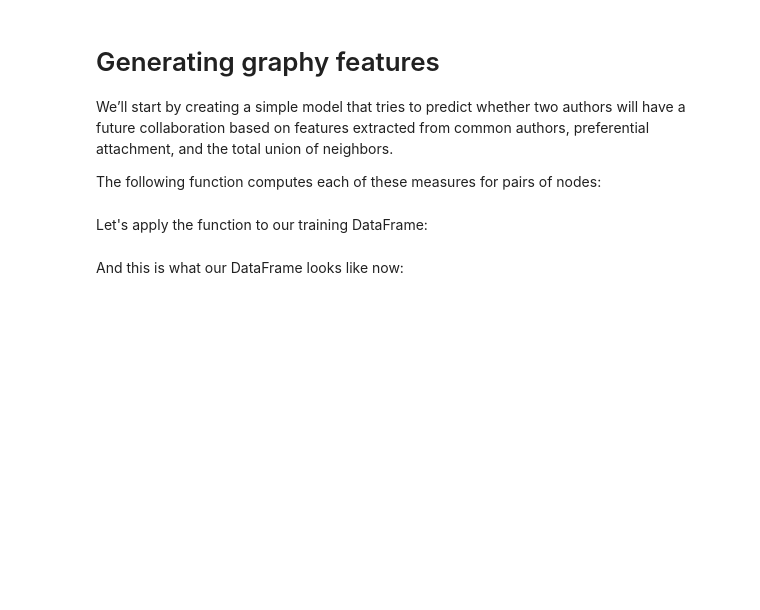
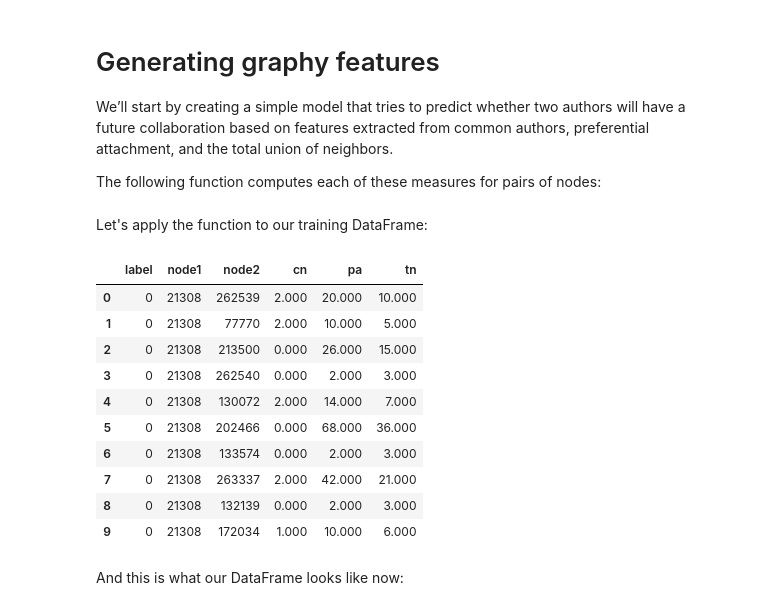
Before and after one commit to mneedham/data-science-training, a Jupyter notebook: 04_Predictions.ipynb, the cells around one changed output. Cells and saved outputs as stored; diff of their text form; code cells hidden in the pictures; blank space fills up the shorter version.

```diff
--- a/04_Predictions.ipynb
+++ b/04_Predictions.ipynb
@@ -33,7 +33,8 @@ We'll need to update the cell below to use the IP Address, Bolt Port, and Passwo
 # Change the line of code below to use the IP Address, Bolt Port, and Password of your Sandbox.
 # graph = Graph("bolt://<IP Address>:<Bolt Port>", auth=("neo4j", "<Password>"))
 
-graph = Graph("bolt://34.239.255.86:34057", auth=("neo4j", "swords-measurements-routines"))
+# graph = Graph("bolt://34.239.255.86:34057", auth=("neo4j", "swords-measurements-routines"))
+graph = Graph("bolt://localhost", auth=("neo4j", "neo"))
 # %% [markdown]
 ## Building a co-author graph
 
@@ -259,3 +361,17 @@ Let's apply the function to our training DataFrame:
 training_df = apply_graphy_features(training_df, "CO_AUTHOR_EARLY")
+# %%
+training_df.head(n=10)
+# %% [output]
+|  | label | node1 | node2 | cn | pa | tn |
+| 0 | 0 | 21308 | 262539 | 2.000 | 20.000 | 10.000 |
+| 1 | 0 | 21308 | 77770 | 2.000 | 10.000 | 5.000 |
+| 2 | 0 | 21308 | 213500 | 0.000 | 26.000 | 15.000 |
+| 3 | 0 | 21308 | 262540 | 0.000 | 2.000 | 3.000 |
+| 4 | 0 | 21308 | 130072 | 2.000 | 14.000 | 7.000 |
+| 5 | 0 | 21308 | 202466 | 0.000 | 68.000 | 36.000 |
+| 6 | 0 | 21308 | 133574 | 0.000 | 2.000 | 3.000 |
+| 7 | 0 | 21308 | 263337 | 2.000 | 42.000 | 21.000 |
+| 8 | 0 | 21308 | 132139 | 0.000 | 2.000 | 3.000 |
+| 9 | 0 | 21308 | 172034 | 1.000 | 10.000 | 6.000 |
 # %% [markdown]
 And this is what our DataFrame looks like now:
```
Also changed, not shown: parts of 26 cells of this notebook.
